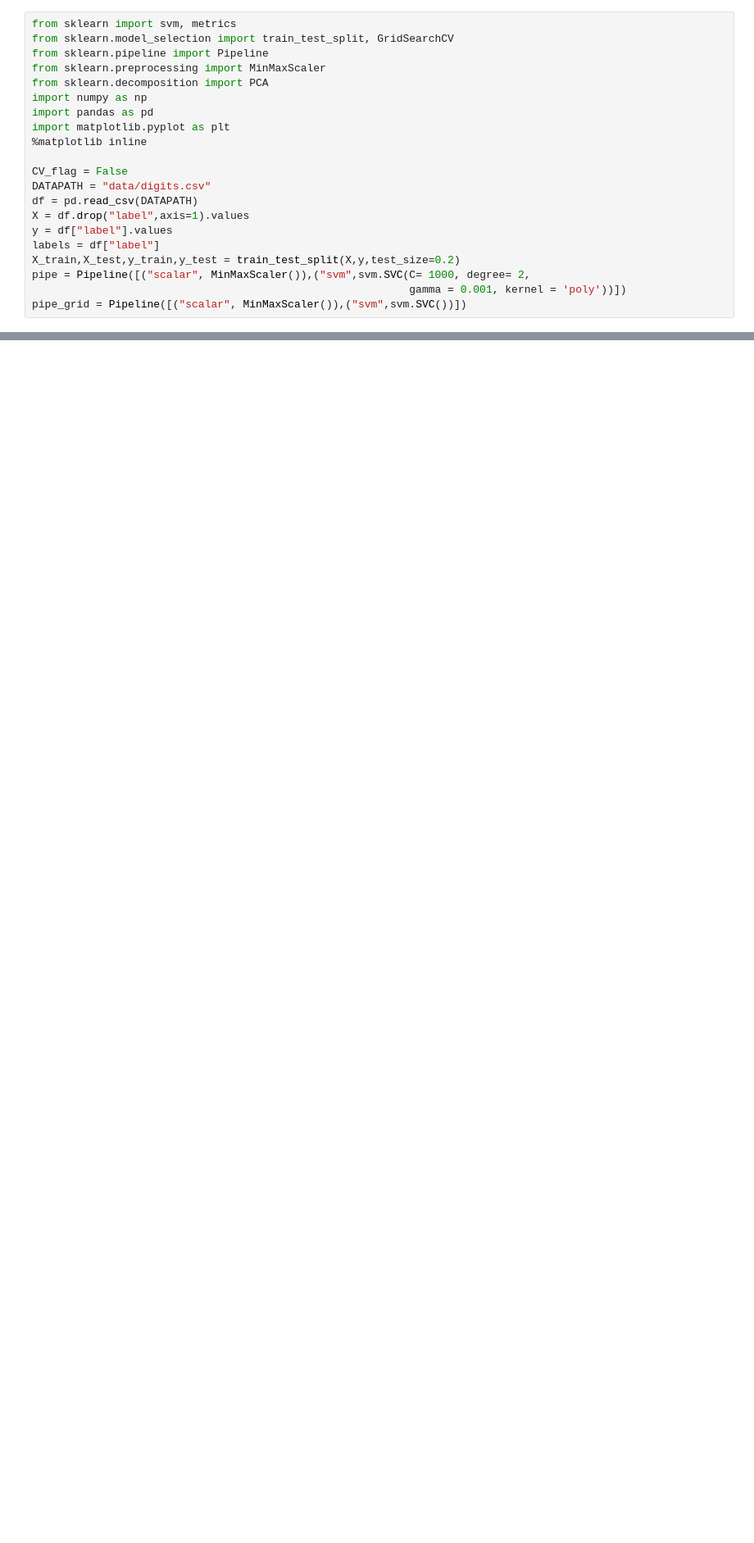
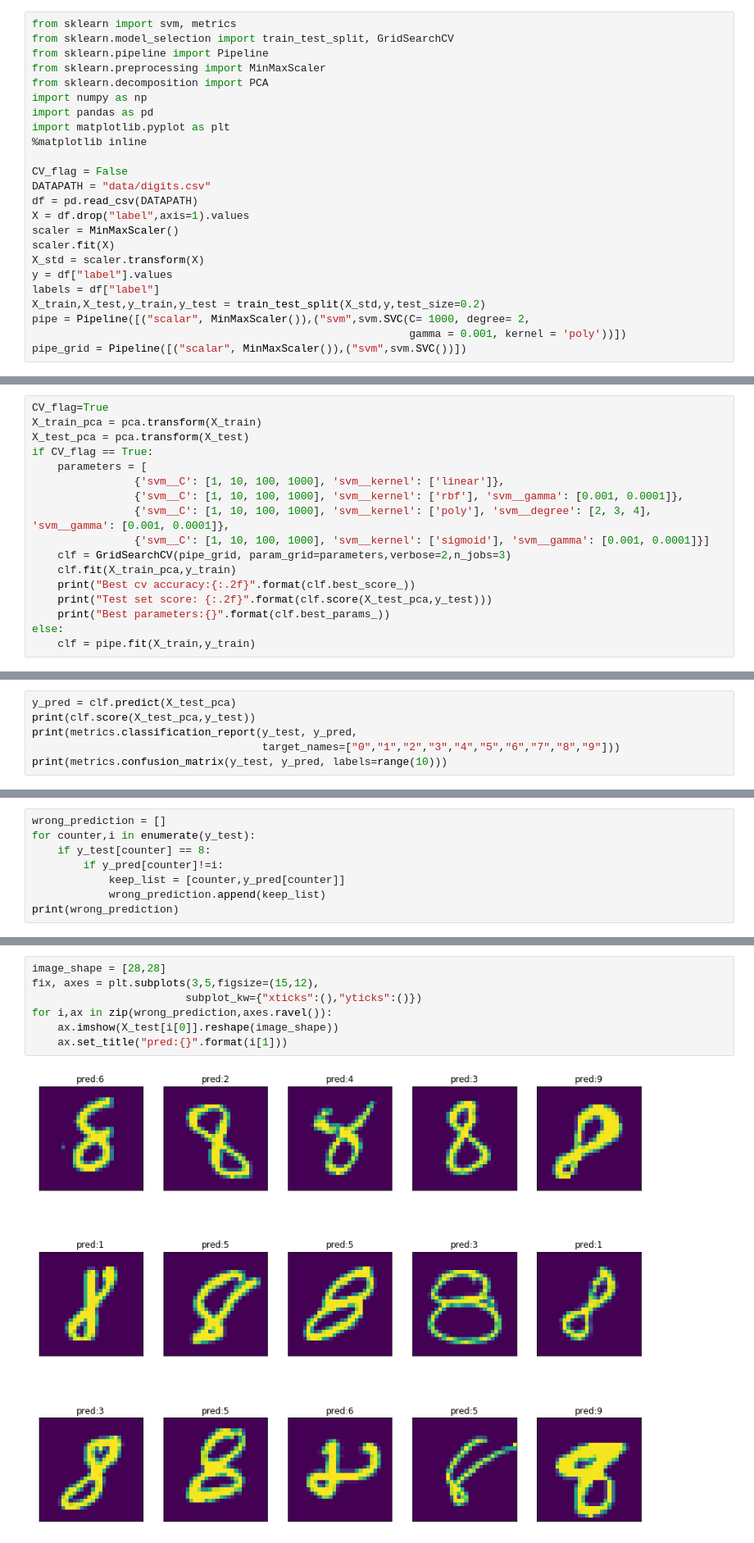
Before and after one commit to iusami/mnist, a Jupyter notebook: model_new.ipynb, the cells around one changed output, grey strips where cells are left out. Shown at 82% size. Saved outputs shown, nothing was run; the diff lists cells and outputs as text; blank space fills up the shorter version.

```diff
--- a/model_new.ipynb
+++ b/model_new.ipynb
@@ -13,9 +13,12 @@ CV_flag = False
 DATAPATH = "data/digits.csv"
 df = pd.read_csv(DATAPATH)
 X = df.drop("label",axis=1).values
+scaler = MinMaxScaler()
+scaler.fit(X)
+X_std = scaler.transform(X)
 y = df["label"].values
 labels = df["label"]
-X_train,X_test,y_train,y_test = train_test_split(X,y,test_size=0.2)
+X_train,X_test,y_train,y_test = train_test_split(X_std,y,test_size=0.2)
 pipe = Pipeline([("scalar", MinMaxScaler()),("svm",svm.SVC(C= 1000, degree= 2,
                                                            gamma = 0.001, kernel = 'poly'))])
 pipe_grid = Pipeline([("scalar", MinMaxScaler()),("svm",svm.SVC())])
@@ -52,0 +54,17 @@ for i in range(1,784):
+# %%
+CV_flag=True
+X_train_pca = pca.transform(X_train)
+X_test_pca = pca.transform(X_test)
+if CV_flag == True:
+    parameters = [
+                {'svm__C': [1, 10, 100, 1000], 'svm__kernel': ['linear']},
+                {'svm__C': [1, 10, 100, 1000], 'svm__kernel': ['rbf'], 'svm__gamma': [0.001, 0.0001]},
+                {'svm__C': [1, 10, 100, 1000], 'svm__kernel': ['poly'], 'svm__degree': [2, 3, 4], 'svm__gamma': [0.001, 0.0001]},
+                {'svm__C': [1, 10, 100, 1000], 'svm__kernel': ['sigmoid'], 'svm__gamma': [0.001, 0.0001]}]
+    clf = GridSearchCV(pipe_grid, param_grid=parameters,verbose=2,n_jobs=3)
+    clf.fit(X_train_pca,y_train)
+    print("Best cv accuracy:{:.2f}".format(clf.best_score_))
+    print("Test set score: {:.2f}".format(clf.score(X_test_pca,y_test)))
+    print("Best parameters:{}".format(clf.best_params_))
+else:
+    clf = pipe.fit(X_train,y_train)
@@ -52,0 +78,6 @@ for i in range(1,784):
+# %%
+y_pred = clf.predict(X_test_pca)
+print(clf.score(X_test_pca,y_test))
+print(metrics.classification_report(y_test, y_pred,
+                                    target_names=["0","1","2","3","4","5","6","7","8","9"]))
+print(metrics.confusion_matrix(y_test, y_pred, labels=range(10)))
@@ -52,0 +102,8 @@ for i in range(1,784):
+# %%
+wrong_prediction = []
+for counter,i in enumerate(y_test):
+    if y_test[counter] == 8:
+        if y_pred[counter]!=i:
+            keep_list = [counter,y_pred[counter]]
+            wrong_prediction.append(keep_list)
+print(wrong_prediction)
@@ -52,0 +112,9 @@ for i in range(1,784):
+# %%
+image_shape = [28,28]
+fix, axes = plt.subplots(3,5,figsize=(15,12),
+                        subplot_kw={"xticks":(),"yticks":()})
+for i,ax in zip(wrong_prediction,axes.ravel()):
+    ax.imshow(X_test[i[0]].reshape(image_shape))
+    ax.set_title("pred:{}".format(i[1]))
+# %% [output]
+[figure, added]
```
Also changed, not shown: parts of 15 cells of this notebook.
